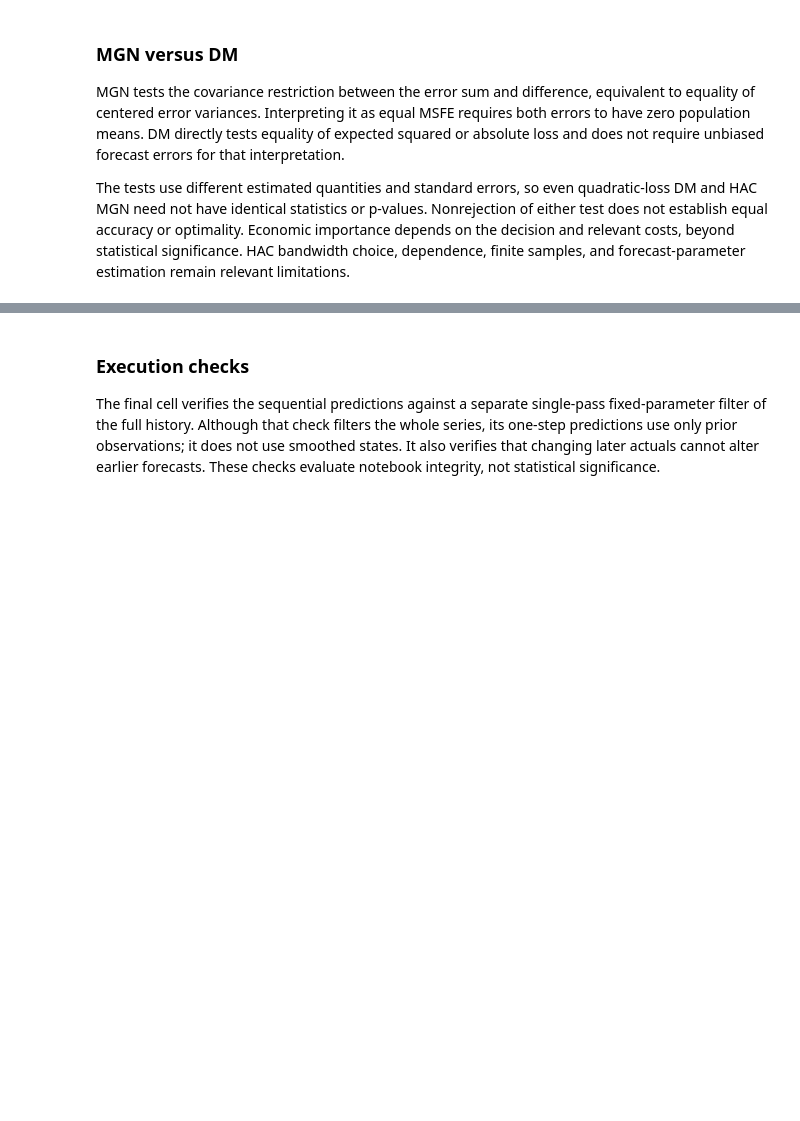
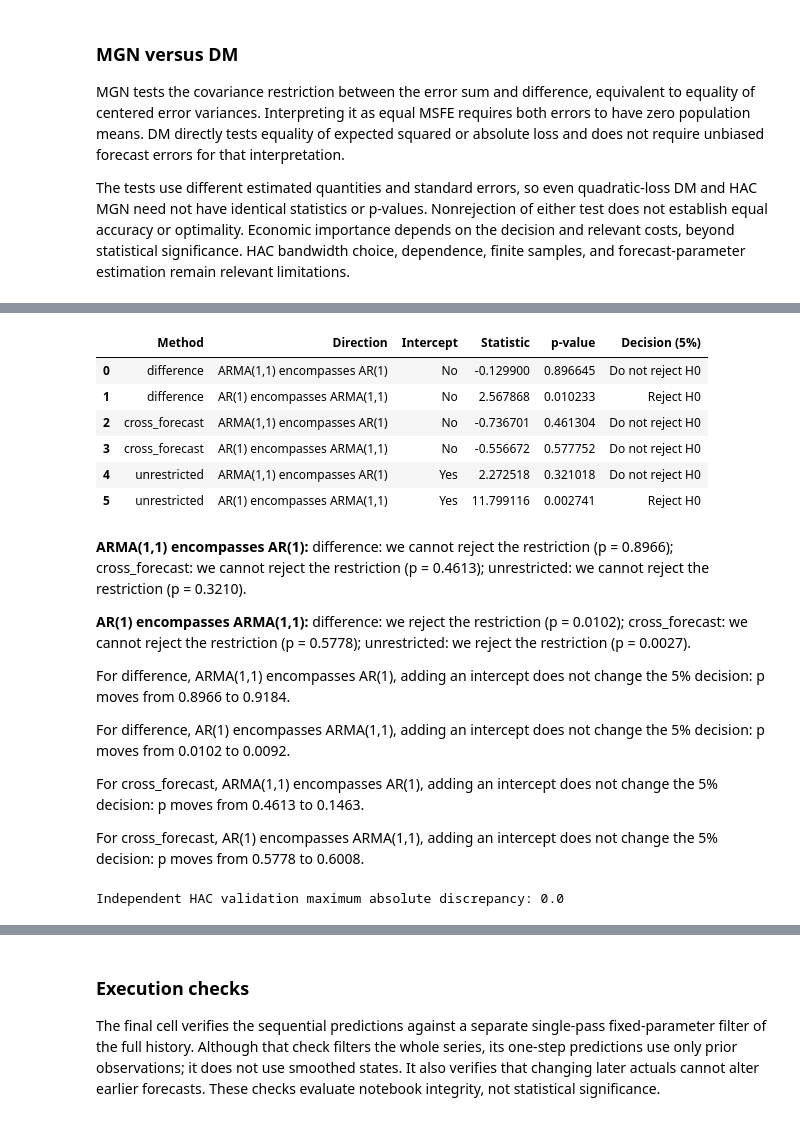
Before and after one commit to maarranz/Forecasting-Tools, a Jupyter notebook: Notebooks/Forecasting_Tools_Demo.ipynb, the cells around one changed output, grey strips where cells are left out. Drawn from its saved outputs; the diff is of its cells as text; code cells hidden in the pictures; blank space fills up the shorter version.

Commit message:
Complete Stage 7B encompassing demo v0.5.0

```diff
--- a/Notebooks/Forecasting_Tools_Demo.ipynb
+++ b/Notebooks/Forecasting_Tools_Demo.ipynb
@@ -850,0 +988,18 @@ The tests use different estimated quantities and standard errors, so even quadra
+# %%
+unrestricted_rows = []
+for direction in encompassing_directions:
+    result = ft.encompassing_test(actual, forecast_arma, forecast_ar,
+                                 method="unrestricted", direction=direction)
+    enc_results[("unrestricted", direction, True)] = result
+    restriction = np.array([[0., 1., 0.], [0., 0., 1.]])
+    null_values = np.array([1., 0.]) if direction == "1_encompasses_2" else np.array([0., 1.])
+    validate_encompassing(result, enc_y, np.column_stack([np.ones(len(actual)), enc_f1, enc_f2]),
+                           restriction, null_values)
+    row = {"Direction": encompassing_directions[direction]}
+    for coefficient in ("intercept", "forecast1", "forecast2"):
+        row[coefficient] = result["parameters"][coefficient]
+        row[f"{coefficient} HAC SE"] = result["standard_errors"][coefficient]
+    row.update({"Wald statistic": result["statistic"], "df": result["df"],
+                "p-value": result["pvalue"], "Decision (5%)": diagnostic_decision(result)})
+    unrestricted_rows.append(row)
+display(pd.DataFrame(unrestricted_rows))
@@ -850,0 +1014,49 @@ The tests use different estimated quantities and standard errors, so even quadra
+# %%
+enc_principal_results = [enc_results[(method, direction, method == "unrestricted")]
+                         for method in ("difference", "cross_forecast", "unrestricted")
+                         for direction in encompassing_directions]
+display(pd.DataFrame([{
+    "Method": result["method"], "Direction": encompassing_directions[result["direction"]],
+    "Intercept": "Yes" if result["include_intercept"] else "No",
+    "Statistic": result["statistic"], "p-value": result["pvalue"],
+    "Decision (5%)": diagnostic_decision(result),
+} for result in enc_principal_results]))
+enc_interpretation = []
+for direction, label in encompassing_directions.items():
+    summaries = []
+    for method in ("difference", "cross_forecast", "unrestricted"):
+        result = enc_results[(method, direction, method == "unrestricted")]
+        phrase = "reject the restriction" if result["reject_null"] else "cannot reject the restriction"
+        summaries.append(f"{method}: we {phrase} (p = {result['pvalue']:.4f})")
+    enc_interpretation.append(f"**{label}:** " + "; ".join(summaries) + ".")
+for method in ("difference", "cross_forecast"):
+    for direction, label in encompassing_directions.items():
+        no_constant = enc_results[(method, direction, False)]
+        constant = enc_results[(method, direction, True)]
+        change = "changes" if no_constant["reject_null"] != constant["reject_null"] else "does not change"
+        enc_interpretation.append(
+            f"For {method}, {label}, adding an intercept {change} the 5% decision: "
+            f"p moves from {no_constant['pvalue']:.4f} to {constant['pvalue']:.4f}."
+        )
+display(Markdown("\n\n".join(enc_interpretation)))
+print("Independent HAC validation maximum absolute discrepancy:", max(enc_validation_discrepancies))
+# %% [output]
+|  | Method | Direction | Intercept | Statistic | p-value | Decision (5%) |
+| 0 | difference | ARMA(1,1) encompasses AR(1) | No | -0.129900 | 0.896645 | Do not reject H0 |
+| 1 | difference | AR(1) encompasses ARMA(1,1) | No | 2.567868 | 0.010233 | Reject H0 |
+| 2 | cross_forecast | ARMA(1,1) encompasses AR(1) | No | -0.736701 | 0.461304 | Do not reject H0 |
+| 3 | cross_forecast | AR(1) encompasses ARMA(1,1) | No | -0.556672 | 0.577752 | Do not reject H0 |
+| 4 | unrestricted | ARMA(1,1) encompasses AR(1) | Yes | 2.272518 | 0.321018 | Do not reject H0 |
+| 5 | unrestricted | AR(1) encompasses ARMA(1,1) | Yes | 11.799116 | 0.002741 | Reject H0 |
+**ARMA(1,1) encompasses AR(1):** difference: we cannot reject the restriction (p = 0.8966); cross_forecast: we cannot reject the restriction (p = 0.4613); unrestricted: we cannot reject the restriction (p = 0.3210).
+
+**AR(1) encompasses ARMA(1,1):** difference: we reject the restriction (p = 0.0102); cross_forecast: we cannot reject the restriction (p = 0.5778); unrestricted: we reject the restriction (p = 0.0027).
+
+For difference, ARMA(1,1) encompasses AR(1), adding an intercept does not change the 5% decision: p moves from 0.8966 to 0.9184.
+
+For difference, AR(1) encompasses ARMA(1,1), adding an intercept does not change the 5% decision: p moves from 0.0102 to 0.0092.
+
+For cross_forecast, ARMA(1,1) encompasses AR(1), adding an intercept does not change the 5% decision: p moves from 0.4613 to 0.1463.
+
+For cross_forecast, AR(1) encompasses ARMA(1,1), adding an intercept does not change the 5% decision: p moves from 0.5778 to 0.6008.
+Independent HAC validation maximum absolute discrepancy: 0.0
```
Also changed, not shown: parts of 14 cells of this notebook.
